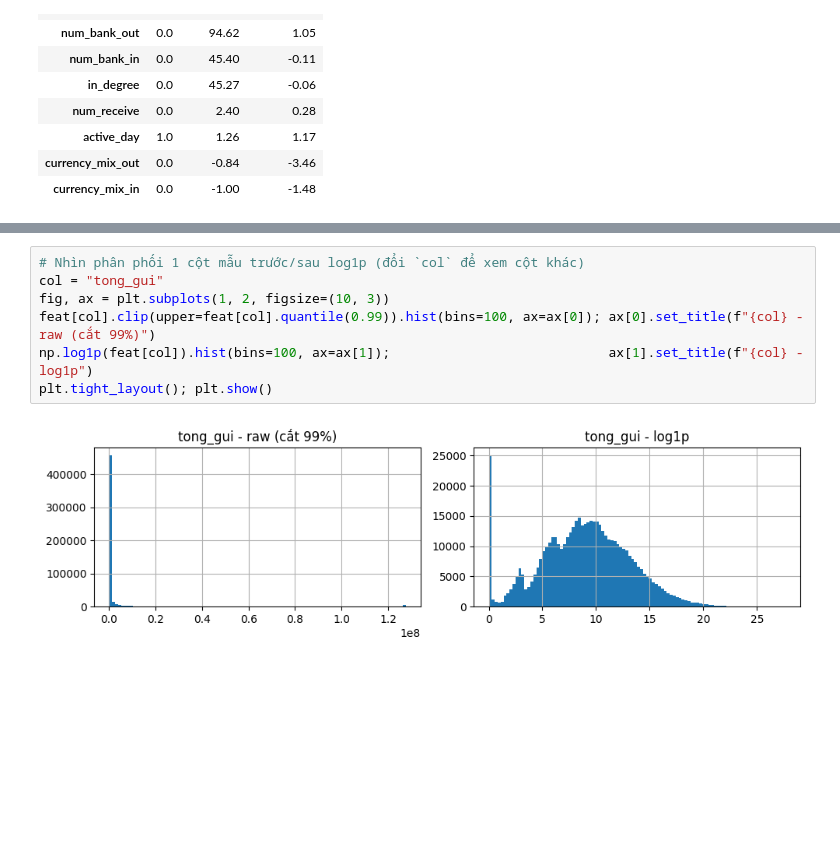
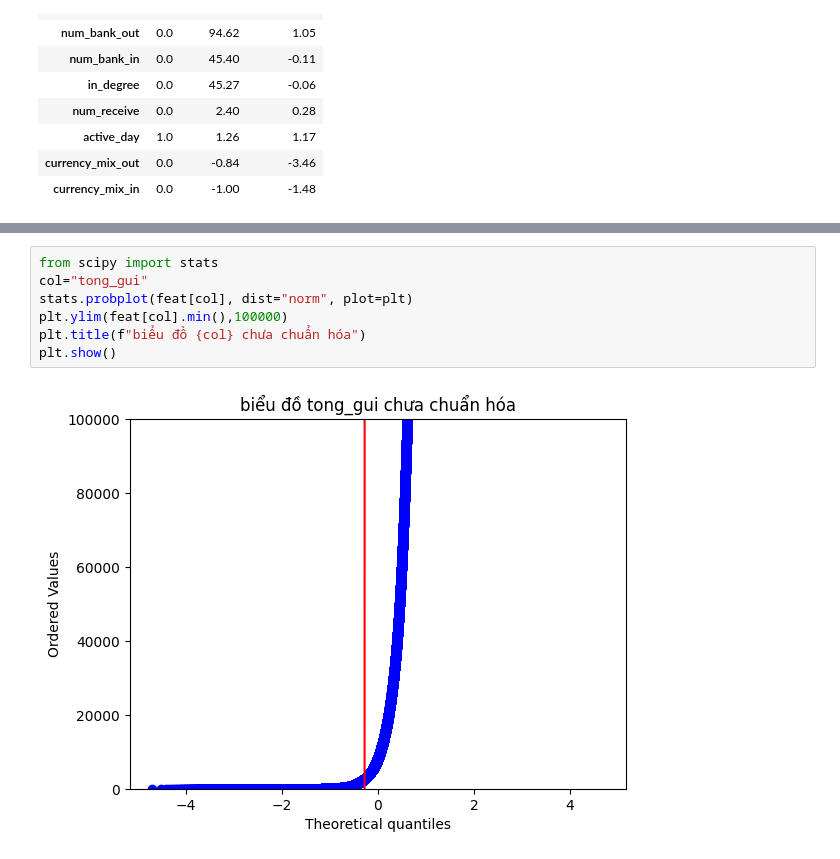
Before and after one commit to Tyler3743/fraud_detection, a Jupyter notebook: scaler.ipynb, the cells around one changed output, grey strips where cells are left out. Cells and saved outputs as stored; diff of their text form; blank space fills up the shorter version.

```diff
--- a/scaler.ipynb
+++ b/scaler.ipynb
@@ -75,12 +116,12 @@ for c in log1p_cols:
   num_receive        skew_raw=2.40 -> skew_log1p=0.28
   active_day         skew_raw=1.26 -> skew_log1p=1.17
 # %%
-# Nhìn phân phối 1 cột mẫu trước/sau log1p (đổi `col` để xem cột khác)
-col = "tong_gui"
-fig, ax = plt.subplots(1, 2, figsize=(10, 3))
-feat[col].clip(upper=feat[col].quantile(0.99)).hist(bins=100, ax=ax[0]); ax[0].set_title(f"{col} - raw (cắt 99%)")
-np.log1p(feat[col]).hist(bins=100, ax=ax[1]);                            ax[1].set_title(f"{col} - log1p")
-plt.tight_layout(); plt.show()
+from scipy import stats
+col="tong_gui"
+stats.probplot(feat[col], dist="norm", plot=plt)
+plt.ylim(feat[col].min(),100000)
+plt.title(f"biểu đồ {col} chưa chuẩn hóa")
+plt.show()
 # %% [output]
-[figure, old version]
+[figure, new version]
 # %%
```
Also changed, not shown: parts of 4 cells of this notebook.
